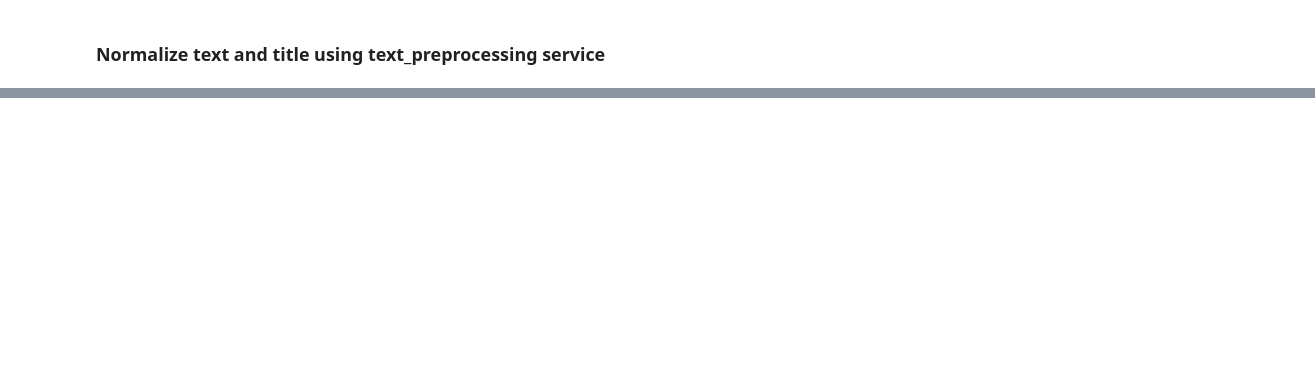
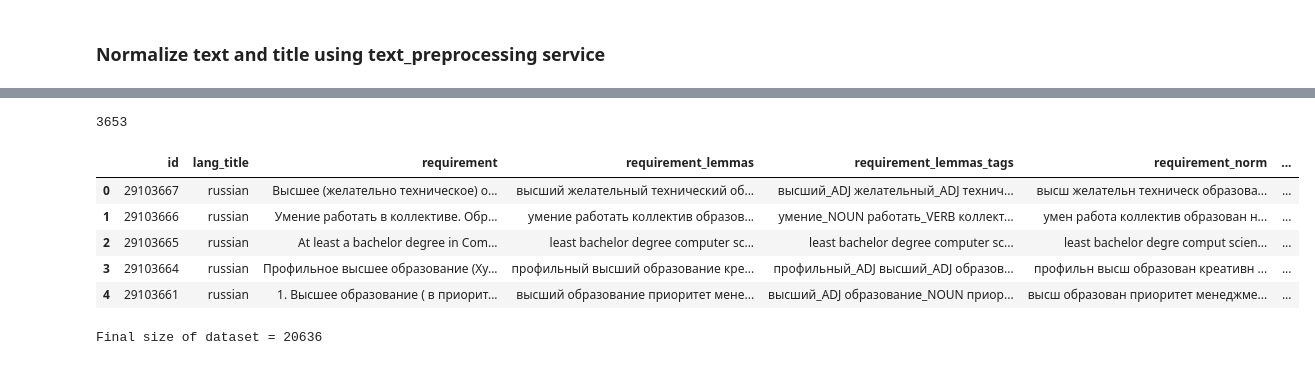
Before and after one commit to ian-jooble/jooble-ir-2018-scissors, a Jupyter notebook: data/hh_data_to_csv.ipynb, the cells around one changed output, grey strips where cells are left out. Cells and saved outputs as stored; diff of their text form; code cells hidden in the pictures; blank space fills up the shorter version.

```diff
--- a/data/hh_data_to_csv.ipynb
+++ b/data/hh_data_to_csv.ipynb
@@ -13,7 +13,7 @@ data_path = os.path.join("headHunter_data")
 
 text_processing_url = config.text_processing_url
 
-pd.options.display.max_rows = 20
+pd.options.display.max_rows = 10
 pd.set_option('display.max_columns', None)
 # %%
 
@@ -85,0 +230,11 @@ full_df
+# %%
+print(len(exist_df))
+exist_df.head()
+# %% [output]
+3653
+|  | id | lang_title | requirement | requirement_lemmas | requirement_lemmas_tags | requirement_norm | ... |
+| 0 | 29103667 | russian | Высшее (желательно техническое) о... | высший желательный технический об... | высший_ADJ желательный_ADJ технич... | высш желательн техническ образова... | ... |
+| 1 | 29103666 | russian | Умение работать в коллективе. Обр... | умение работать коллектив образов... | умение_NOUN работать_VERB коллект... | умен работа коллектив образован н... | ... |
+| 2 | 29103665 | russian | At least a bachelor degree in Com... | least bachelor degree computer sc... | least bachelor degree computer sc... | least bachelor degre comput scien... | ... |
+| 3 | 29103664 | russian | Профильное высшее образование (Ху... | профильный высший образование кре... | профильный_ADJ высший_ADJ образов... | профильн высш образован креативн ... | ... |
+| 4 | 29103661 | russian | 1. Высшее образование ( в приорит... | высший образование приоритет мене... | высший_ADJ образование_NOUN приор... | высш образован приоритет менеджме... | ... |
@@ -85,0 +243,5 @@ full_df
+# %%
+full_df.drop_duplicates(["id"], inplace=True)
+print("Final size of dataset =", len(full_df))
+# %% [output]
+Final size of dataset = 20636
```
Also changed, not shown: parts of 14 cells of this notebook, 4 other files.
